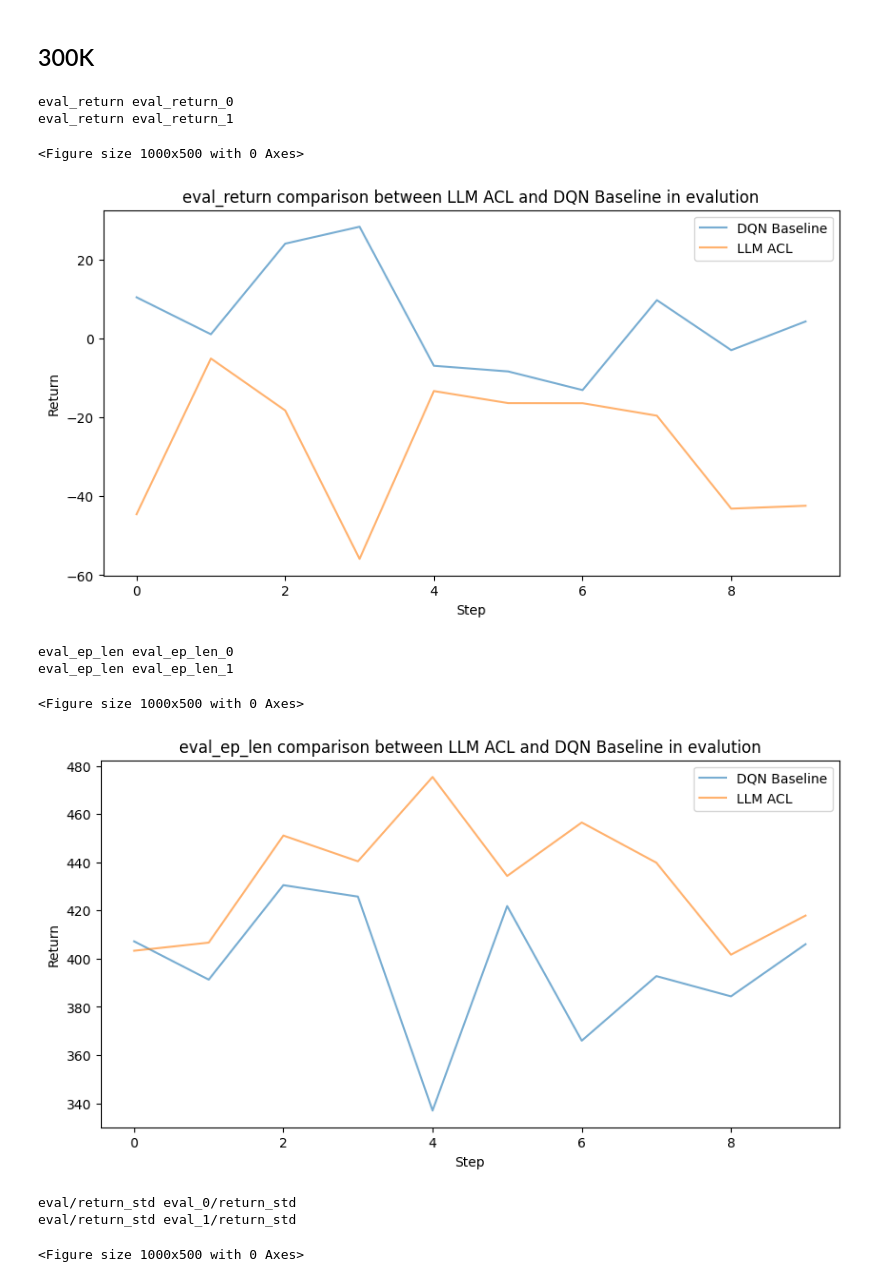
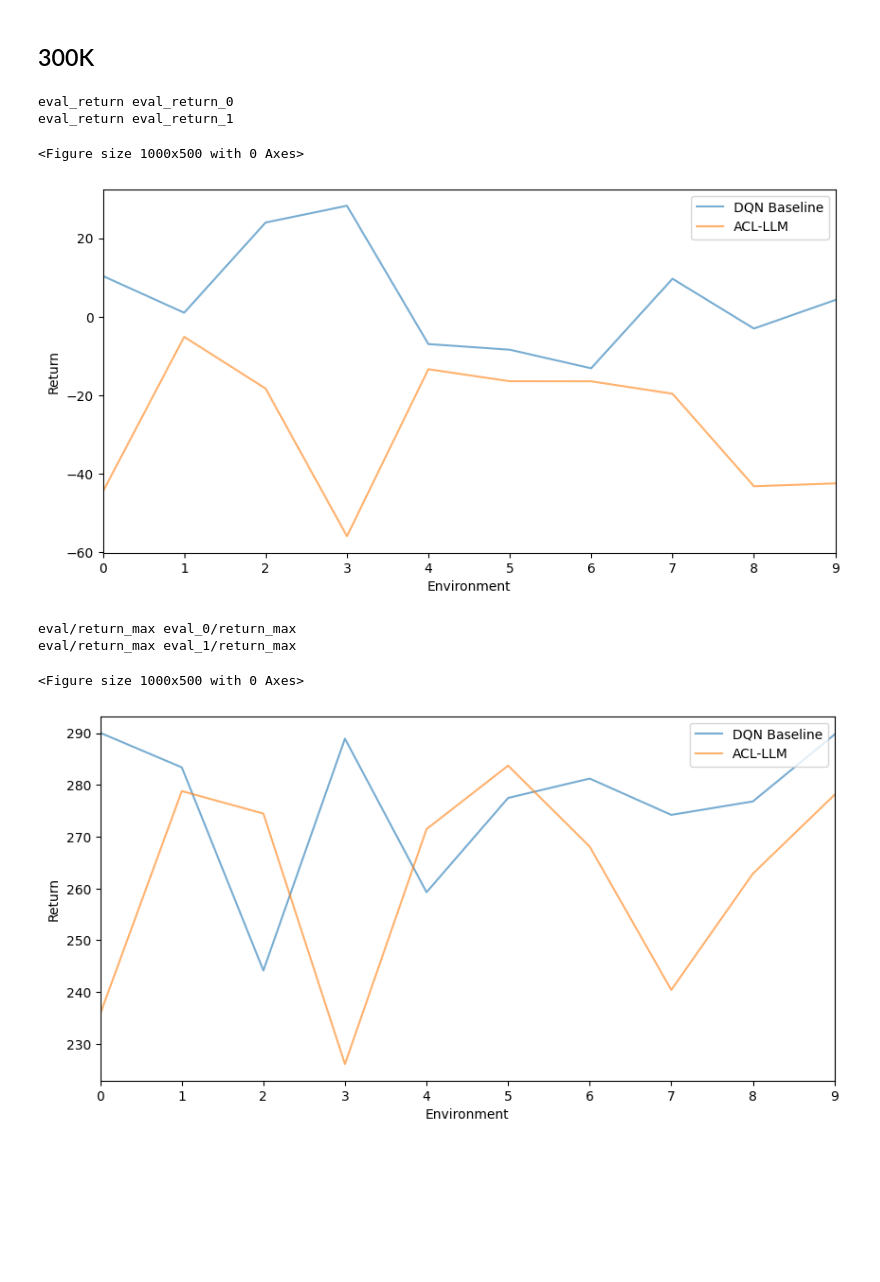
Before and after one commit to hansungkim98122/285_project, a Jupyter notebook: manual_plot.ipynb, the cells around one changed output. Saved outputs shown, nothing was run; the diff lists cells and outputs as text; code cells hidden in the pictures; blank space fills up the shorter version.

```diff
--- a/manual_plot.ipynb
+++ b/manual_plot.ipynb
@@ -79,9 +118,12 @@ event_acc = EVENT_ACCS[2]
 # %%
-alpha_labels = ['DQN Baseline','LLM ACL']
+alpha_labels = ['DQN Baseline','ACL-LLM']
 postfix = ['_0','_1']
 for rawkey in Compare_Tag:
     plt.figure(figsize=(10, 5))
     fig,ax = plt.subplots(1,1,figsize=(10,5))
+    bar_width = 0.35
+    opacity = 0.8
+
     for i in range(2):
         if '/' in rawkey:
             key = rawkey.split('/')
@@ -103,12 +145,18 @@ for rawkey in Compare_Tag:
                 'value': [s.value for s in scalars_for_tag],
             }
             ax.plot(scalars[tag]['step'],scalars[tag]['value'],label=alpha_labels[i],alpha=0.6)
-
+            # index = np.arange(len(scalars[tag]['step']))
+            # ax.bar(index + bar_width*i, scalars[tag]['value'], bar_width, alpha=opacity, label=alpha_labels[i])
     ax.legend()
-    ax.set_xlabel('Step')
+    ax.set_xlabel('Environment')
     ax.set_ylabel('Return')
-    plt.title(f"{rawkey} comparison between LLM ACL and DQN Baseline in evalution")
-    # plt.savefig(f'{rawkey}_compare_eval.png',dpi=300)
+    ax.legend(loc='upper right')
+    ax.set_xlim([0, 9])
+    if 'max' in rawkey:
+        fp = 'figures/100k_eval_max.png'
+    else:
+        fp = 'figures/100k_eval_return.png'
+    plt.savefig(fp,dpi=300)
     plt.show()
 # %% [output]
 eval_return eval_return_0
@@ -149,46 +172,59 @@ event_acc = EVENT_ACCS[2]
+# %%
+# Compare_Tag = ['eval_return','eval_ep_len','eval/return_std','eval/return_max','eval/return_min','eval/ep_len_std','eval/ep_len_max','eval/ep_len_min']
+Compare_Tag = ['eval_return','eval/return_max']
+LOG = 'data/eval_300k_10*100_dqn_LunarLander-v2_s16_l2_d0.99_doubleq_13-12-2023_10-50-38'
+EVENT_ACCS = EventAccumulator(LOG).Reload()
+
+event_acc = EVENT_ACCS
 # %%
-alpha_labels = ['DQN Baseline','LLM ACL']
+alpha_labels = ['DQN Baseline','ACL-LLM']
 postfix = ['_0','_1']
 for rawkey in Compare_Tag:
     plt.figure(figsize=(10, 5))
     fig,ax = plt.subplots(1,1,figsize=(10,5))
+    bar_width = 0.35
+    opacity = 0.8
+
     for i in range(2):
         if '/' in rawkey:
             key = rawkey.split('/')
             key = key[0]+postfix[i]+'/'+key[1]
         else:
             key = rawkey+postfix[i]
         print(rawkey,key)
         scalar_keys = [key]
         if isinstance(scalar_keys, str):
             scalar_keys = [scalar_keys]
 
         # Extract the scalar summaries
         scalars = {}
         for tag in scalar_keys:
             scalars_for_tag = event_acc.Scalars(tag)
             scalars[tag] = {
                 'step': [s.step for s in scalars_for_tag],
                 'wall_time': [s.wall_time for s in scalars_for_tag],
                 'value': [s.value for s in scalars_for_tag],
             }
             ax.plot(scalars[tag]['step'],scalars[tag]['value'],label=alpha_labels[i],alpha=0.6)
-
+            # index = np.arange(len(scalars[tag]['step']))
+            # ax.bar(index + bar_width*i, scalars[tag]['value'], bar_width, alpha=opacity, label=alpha_labels[i])
     ax.legend()
-    ax.set_xlabel('Step')
+    ax.set_xlabel('Environment')
     ax.set_ylabel('Return')
-    plt.title(f"{rawkey} comparison between LLM ACL and DQN Baseline in evalution")
-    # plt.savefig(f'{rawkey}_compare_eval.png',dpi=300)
+    ax.set_xlim([0, 9])
+    ax.legend(loc='upper right')
+    if 'max' in rawkey:
+        fp = 'figures/300k_eval_max.png'
+    else:
+        fp = 'figures/300k_eval_return.png'
+    plt.savefig(fp,dpi=300)
     plt.show()
 # %% [output]
 eval_return eval_return_0
 eval_return eval_return_1
 <Figure size 1000x500 with 0 Axes>
-[figure, old version]
+[figure, new version]
-eval_ep_len eval_ep_len_0
-eval_ep_len eval_ep_len_1
+eval/return_max eval_0/return_max
+eval/return_max eval_1/return_max
 <Figure size 1000x500 with 0 Axes>
-[figure, old version]
+[figure, new version]
-eval/return_std eval_0/return_std
-eval/return_std eval_1/return_std
-<Figure size 1000x500 with 0 Axes>
```
Also changed, not shown: parts of 14 cells of this notebook, 4 other files.
